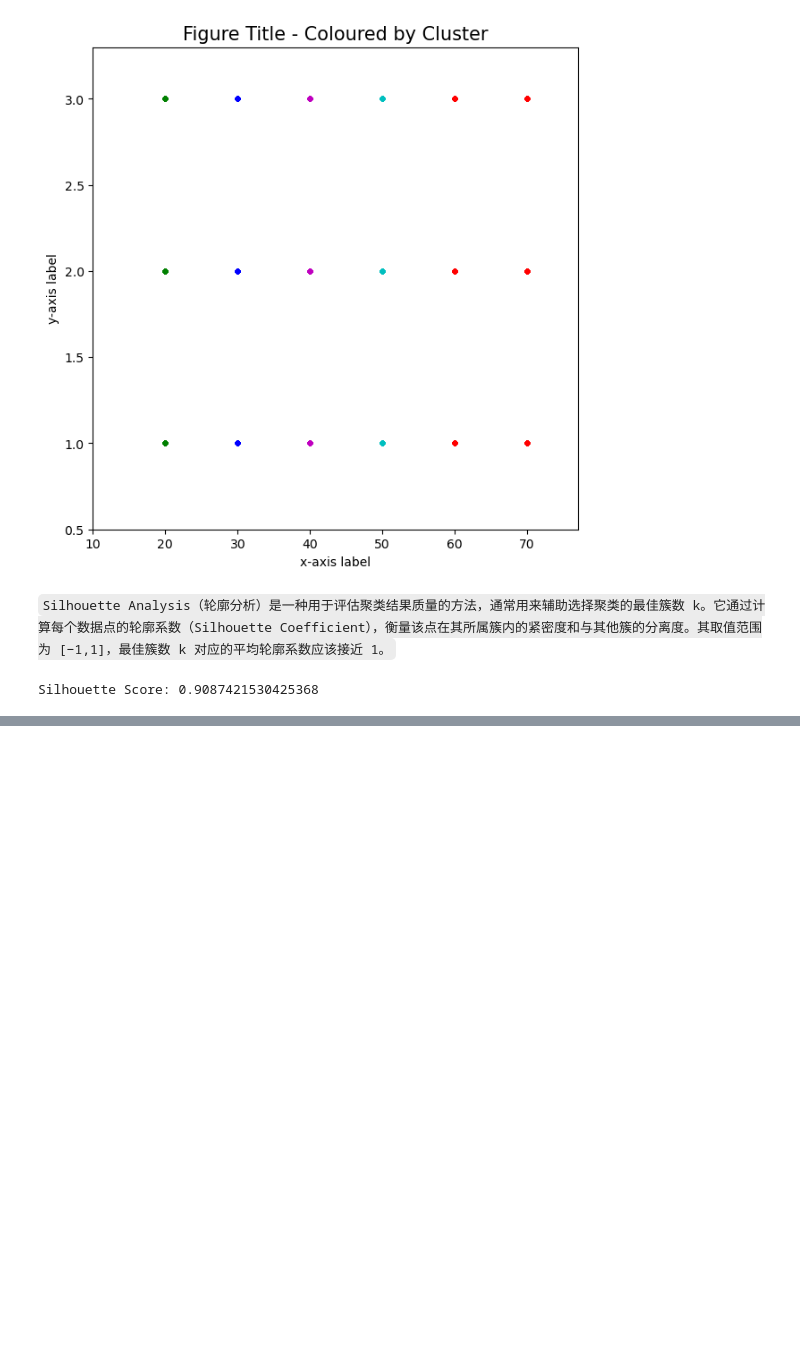
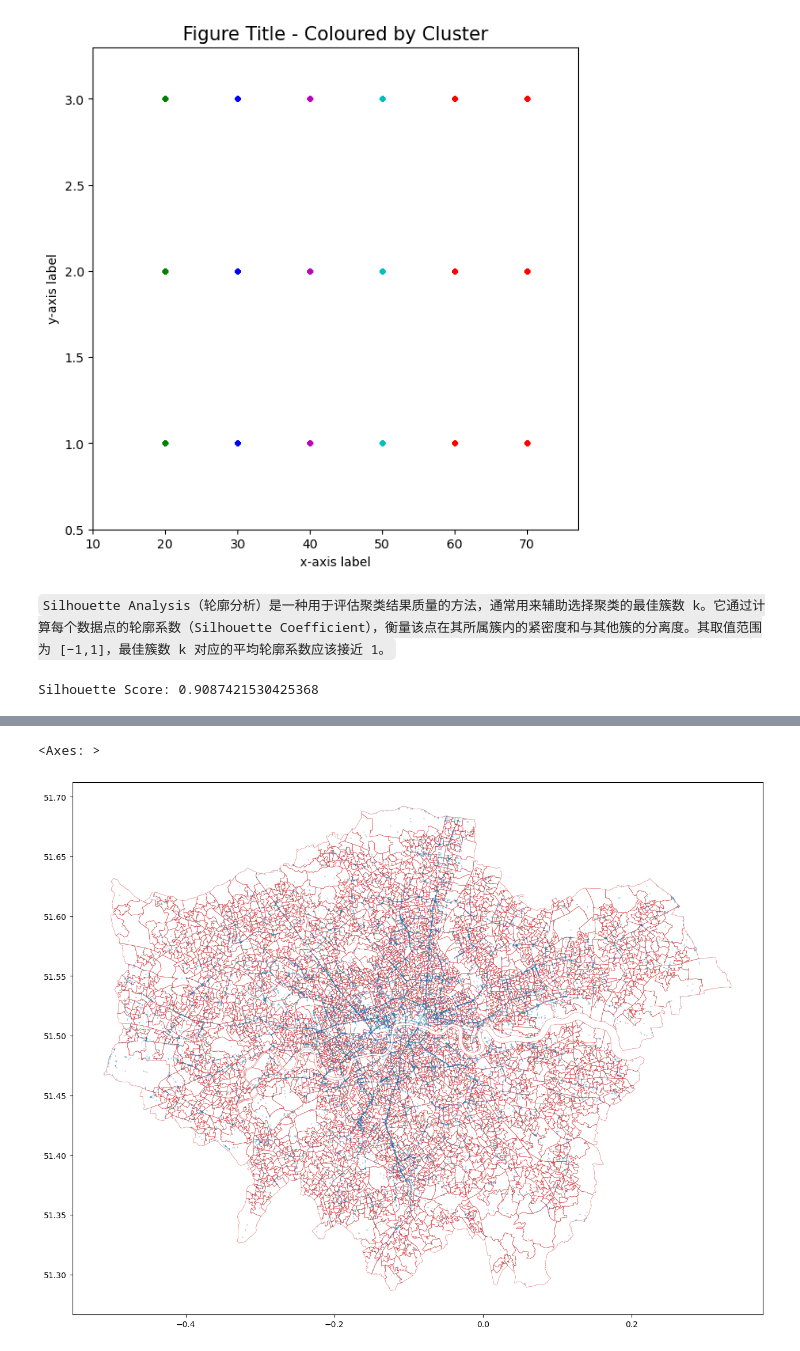
Before and after one commit to jwkee0420/Quantitative-Methods, a Jupyter notebook: Lianghao_workplace.ipynb, the cells around one changed output, grey strips where cells are left out. Cells and saved outputs as stored; diff of their text form; code cells hidden in the pictures; blank space fills up the shorter version.

```diff
--- a/Lianghao_workplace.ipynb
+++ b/Lianghao_workplace.ipynb
@@ -430,0 +439,13 @@ Silhouette Score: 0.9087421530425368
+# %%
+collision = pd.read_csv('data/dft-road-casualty-statistics-collision-2023.csv')
+
+collision.info()
+
+# 使用geopandas中的points_from_xy函数创建geometry列
+collision['geometry'] = gpd.points_from_xy(collision['longitude'], collision['latitude'], crs="EPSG:4326")
+
+# 将DataFrame转换为GeoDataFrame
+gdf_collision = gpd.GeoDataFrame(collision, geometry='geometry', crs="EPSG:4326")
+
+# gdf_collision.head()  # 显示前几行数据以确认geometry列创建成功
+gdf_collision.plot(markersize=0.05, figsize=(6,8))
@@ -430,0 +488,22 @@ Silhouette Score: 0.9087421530425368
+# %%
+lsoa_space = gpd.read_file('data/London/LSOA_2011_London_gen_MHW.shp').to_crs('EPSG:4326')
+lsoa_space.rename(columns={'LSOA11CD':'lsoa'}, inplace=True)
+
+fig, ax = plt.subplots(figsize=(16, 12))
+
+lsoa_space.plot(edgecolor=(0.8, 0, 0, 0.5), facecolor='none', linewidth=0.5, ax=ax)
+
+
+# 提取 lsoa_space GeoDataFrame 中的 'lsoa' 列并转换为列表
+lsoa_list_from_gdf = lsoa_space['lsoa'].tolist()
+
+# 使用新的 lsoa_list 对 gdf_collision 进行过滤
+filtered_gdf_collision = gdf_collision[gdf_collision['lsoa_of_accident_location'].isin(lsoa_list_from_gdf)]
+
+# 查看结果
+filtered_gdf_collision  # 这会显示只包含在 lsoa_space 中的 lsoa 的行
+
+filtered_gdf_collision.plot(markersize=0.05, ax=ax)
+# %% [output]
+<Axes: >
+[figure, added]
```
Also changed, not shown: parts of 20 cells of this notebook.
